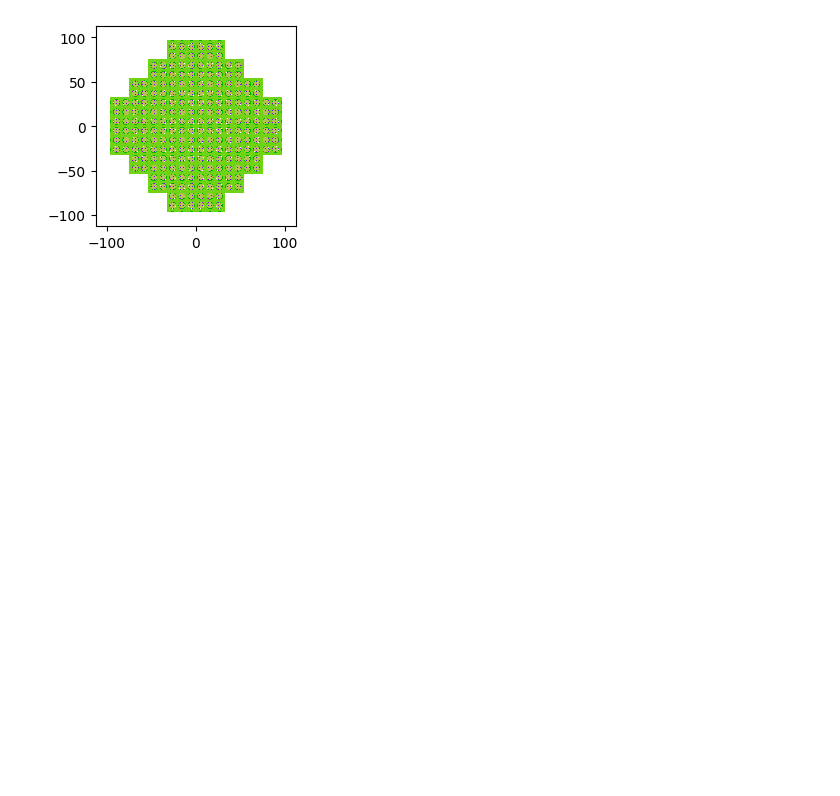
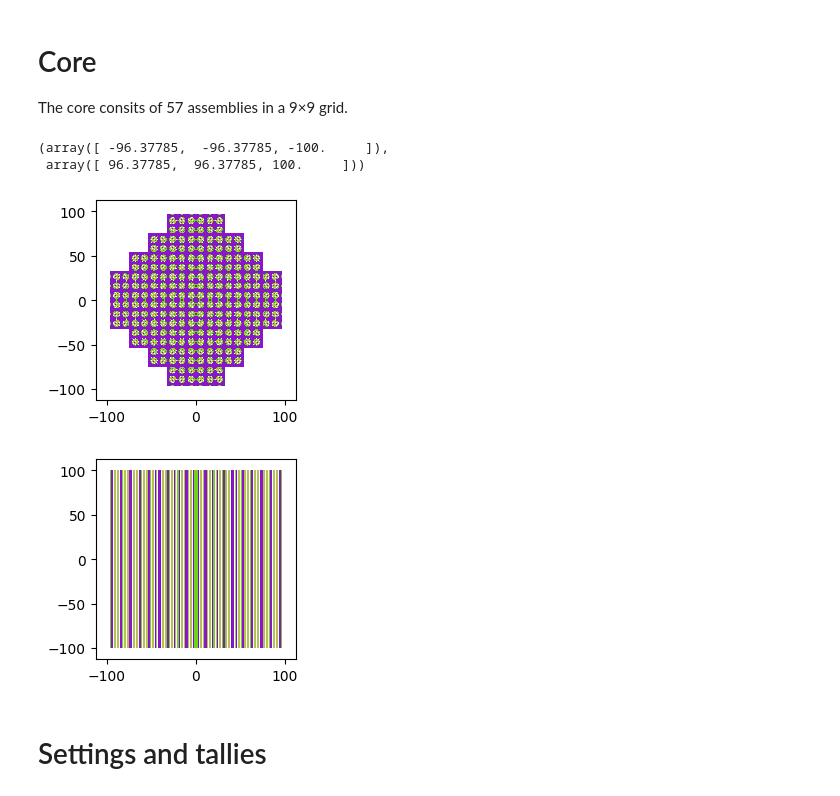
Before and after one commit to saad589/smart, a Jupyter notebook: smart.ipynb, the cells around one changed output. Drawn from its saved outputs; the diff is of its cells as text; code cells hidden in the pictures; blank space fills up the shorter version.

Commit message:
model update

```diff
--- a/smart.ipynb
+++ b/smart.ipynb
@@ -211,0 +187,17 @@ r.plot(width=(20.0, 20.0), basis='yz', color_by='material')
+# %%
+# fuel
+fr_meat_region = -fr_meat_radius
+fr_gap_region = -fr_clad_inner_radius & +fr_meat_radius
+fr_clad_region = -fr_clad_outer_radius & +fr_clad_inner_radius
+fr_outside_region = +fr_clad_outer_radius
+
+# regulating control rod
+rr_meat_region = -rr_radius
+rr_gap_region = -rr_clad_inner_radius & +rr_radius
+rr_clad_region = -rr_clad_outer_radius & +rr_clad_inner_radius
+rr_outside_region = +rr_clad_outer_radius
+
+# instrumentation tube
+it_gap_region = -it_clad_inner_radius
+it_clad_region = -it_clad_outer_radius & +it_clad_inner_radius
+it_outside_region = +it_clad_outer_radius
@@ -262,29 +379,40 @@ da.plot(width=(50.0, 50.0), basis='xy', color_by='material')
+# %% [markdown]
+# Core<a name="Core"></a>
+<p>The core consits of 57 assemblies in a 9×9 grid.</p>
 # %%
+# lattice type core
+lat_core = openmc.RectLattice()
+lat_core.lower_left = -96.3779,-96.3779
+lat_core.pitch = (21.4173,21.4173)
+lat_core.universes = [[XX, XX, XX, FA, FB, FA, XX, XX, XX],   #1
+                      [XX, XX, FB, FB, FB, FB, FB, XX, XX],   #2
+                      [XX, FB, FB, FC, FC, FC, FB, FB, XX],   #3
+                      [FA, FB, FC, FC, FC, FC, FC, FB, FA],   #4
+                      [FB, FB, FC, FC, FC, FC, FC, FB, FB],   #5
+                      [FA, FB, FC, FC, FC, FC, FC, FB, FA],   #6
+                      [XX, FB, FB, FC, FC, FC, FB, FB, XX],   #7
+                      [XX, XX, FB, FB, FB, FB, FB, XX, XX],   #8
+                      [XX, XX, XX, FA, FB, FA, XX, XX, XX]]   #9
+lat_core_outer_cell = openmc.Cell(fill=h2o)
+lat_core.outer = openmc.Universe(cells=[lat_core_outer_cell])
 #
-# core
+core_prism = openmc.model.rectangular_prism(9*21.4173, 9*21.4173, boundary_type='vacuum')
+core_top = openmc.ZPlane(100, boundary_type='vacuum')
+core_bot = openmc.ZPlane(-100, boundary_type='vacuum')
+core_region = core_prism & +core_bot & -core_top
+core_cell = openmc.Cell(fill=lat_core, region=core_region)
 #
-lat0 = openmc.RectLattice()
-lat0.lower_left = -96.3779,-96.3779
-lat0.pitch = (21.4173,21.4173)
-lat0.universes= [[da, da, da, fa, fa, fa, da, da, da],
-                 [da, da, fa, fa, fa, fa, fa, da, da],
-                 [da, fa, fa, fa, fa, fa, fa, fa, da],
-                 [fa, fa, fa, fa, fa, fa, fa, fa, fa],
-                 [fa, fa, fa, fa, fa, fa, fa, fa, fa],
-                 [fa, fa, fa, fa, fa, fa, fa, fa, fa],
-                 [da, fa, fa, fa, fa, fa, fa, fa, da],
-                 [da, da, fa, fa, fa, fa, fa, da, da],
-                 [da, da, da, fa, fa, fa, da, da, da]]
-outer = openmc.Cell(fill=h2o) # water
-lat0.outer = openmc.Universe(cells=[outer])
-s22=openmc.model.rectangular_prism(9*21.4173,9*21.4173,boundary_type='vacuum')
-r22= s22
-c22=openmc.Cell(fill=lat0,region=r22)
-core=openmc.Universe(cells=[c22]) # root universe
+# # core universe
+core = openmc.Universe(cells=[core_cell])
 core.plot(width=(225, 225), basis='xy', color_by='material')
-
-geomtery = openmc.Geometry(root=core)
-geomtery.export_to_xml()
-# !cat geometry.xml
+core.plot(width=(225, 225), basis='yz', color_by='material')
+geometry = openmc.Geometry(root=core)
+geometry.export_to_xml()
+geometry.bounding_box
 # %% [output]
+(array([ -96.37785,  -96.37785, -100.     ]),
+ array([ 96.37785,  96.37785, 100.     ]))
-[figure, old version]
+[figure, new version]
+[figure, added]
+# %% [markdown]
+# Settings and tallies <a name="Settings"></a>
```
Also changed, not shown: parts of 31 cells of this notebook, 6 other files.
